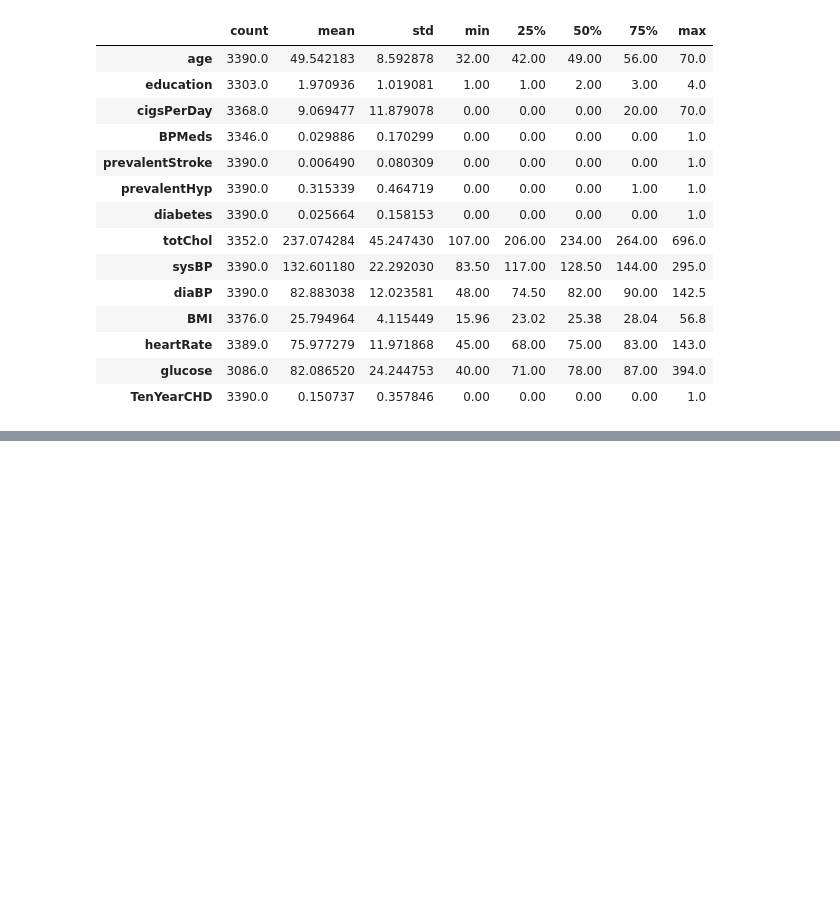
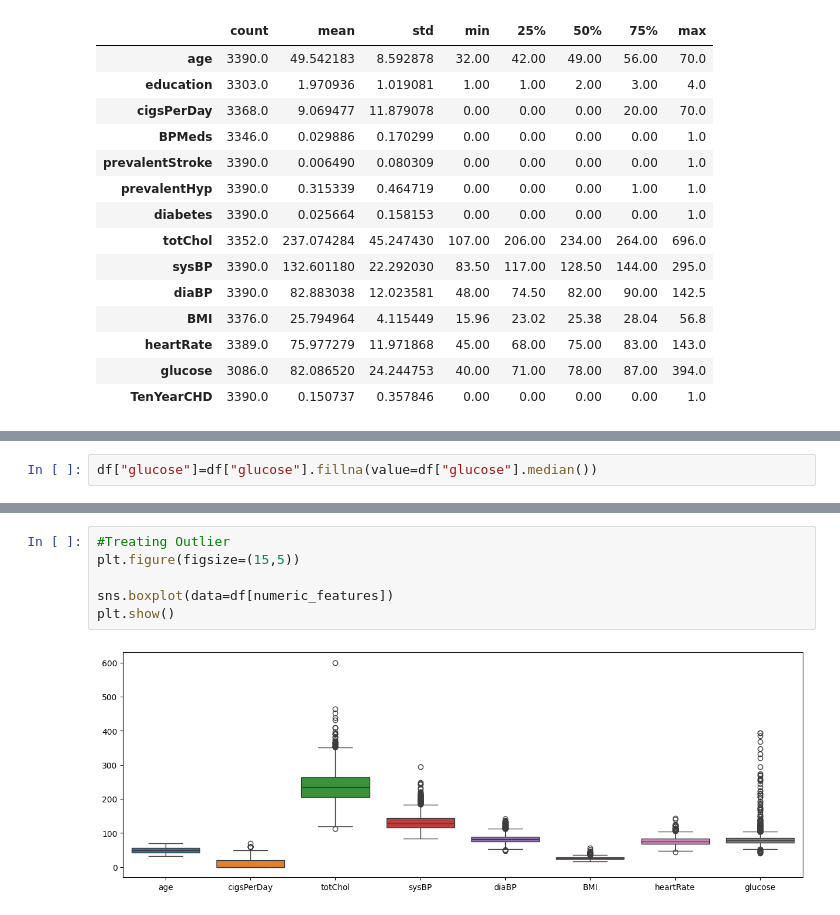
Before and after one commit to stoicsapien1/HeartSafe-Evaluating-CHD-Risk, a Jupyter notebook: HeartSafe Notebook.ipynb, the cells around one changed output, grey strips where cells are left out. Drawn from its saved outputs; the diff is of its cells as text; blank space fills up the shorter version.

```diff
--- a/HeartSafe Notebook.ipynb
+++ b/HeartSafe Notebook.ipynb
@@ -183,0 +324,2 @@ sns.pairplot(df)
+# %%
+df["glucose"]=df["glucose"].fillna(value=df["glucose"].median())
@@ -183,0 +346,8 @@ sns.pairplot(df)
+# %%
+#Treating Outlier
+plt.figure(figsize=(15,5))
+
+sns.boxplot(data=df[numeric_features])
+plt.show()
+# %% [output]
+[figure, added]
```
Also changed, not shown: parts of 22 cells of this notebook, 3 other files.
